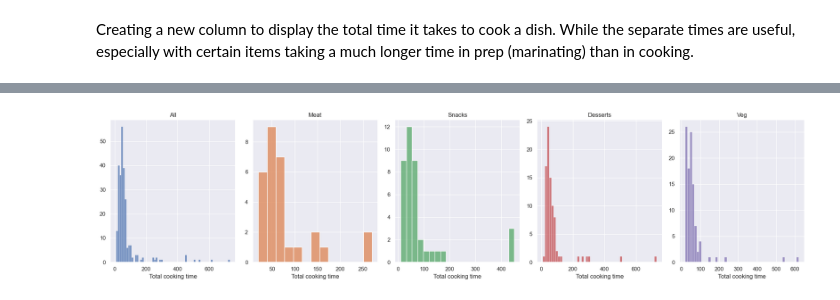
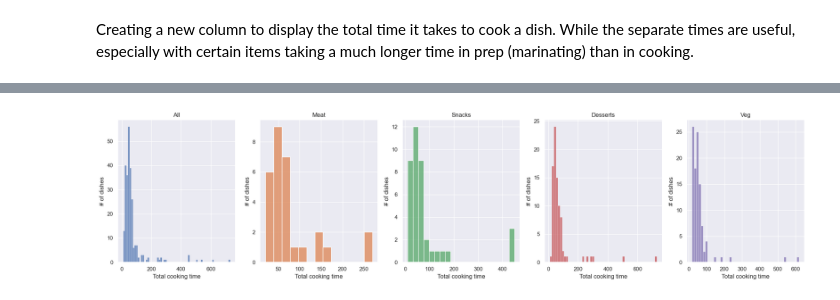
Before and after one commit to dmshakur/indian-food-data-analysis, a Jupyter notebook: notebooks/data_analysis.ipynb, the cells around one changed output, grey strips where cells are left out. Saved outputs shown, nothing was run; the diff lists cells and outputs as text; code cells hidden in the pictures.

```diff
--- a/notebooks/data_analysis.ipynb
+++ b/notebooks/data_analysis.ipynb
@@ -27,6 +15,6 @@ For this dataset I have decided on a few things that I want to look at in order
 4. Meat dishes. I am a big meat eater, and I have trouble digesting several types of plants as well. I think if I were to have a restaurant, I would like to be able to eat what is on the menu.
 # %%
 df = pd.read_csv('../data/processed_indian_food.csv')
-#df = df.drop(['region', 'state'])
+df = df.drop(['region', 'state'], axis = 1)
 df.sample(10)
 # %% [output]
@@ -44,5 +31,0 @@ df.sample(10)
-# %%
-all_ingredients = [', '.join(list(df['ingredients'])).split(', ')]
-
-df['ingredients'] = df['ingredients'].map(lambda i: i.split(', '))
-df['ingredients']
@@ -74,22 +44,22 @@ df.head()
 # %%
 fig, ax = plt.subplots(1, 5, figsize = (20, 5))
 data_ = [
     df,
     df[df['diet'] == 'non vegetarian'],
     df[df['course'] == 'snack'],
     df[df['course'] == 'dessert'],
     df[(df['course'] == 'main course') & (df['diet'] == 'vegetarian')]
 ]
 names = ['All', 'Meat', 'Snacks', 'Desserts', 'Veg']
 colors = sns.color_palette('deep', 5)
 for i in range(0, 5):
     sns.histplot(data = data_[i], x = 'total_time', ax = ax[i], color = colors[i])
-    ax[i].set_ylabel('')
+    ax[i].set_ylabel('# of dishes')
     ax[i].set_xlabel('Total cooking time')
     ax[i].set_title(names[i])
 plt.tight_layout()
 fig.savefig('../figures/food_time.png')
 # %% [output]
-[figure, old version]
+[figure, new version]
 # %%
 sorted_by_time = df.sort_values(by = 'total_time', ascending = True, inplace = False)
```
Also changed, not shown: parts of 18 cells of this notebook, 1 other file.
